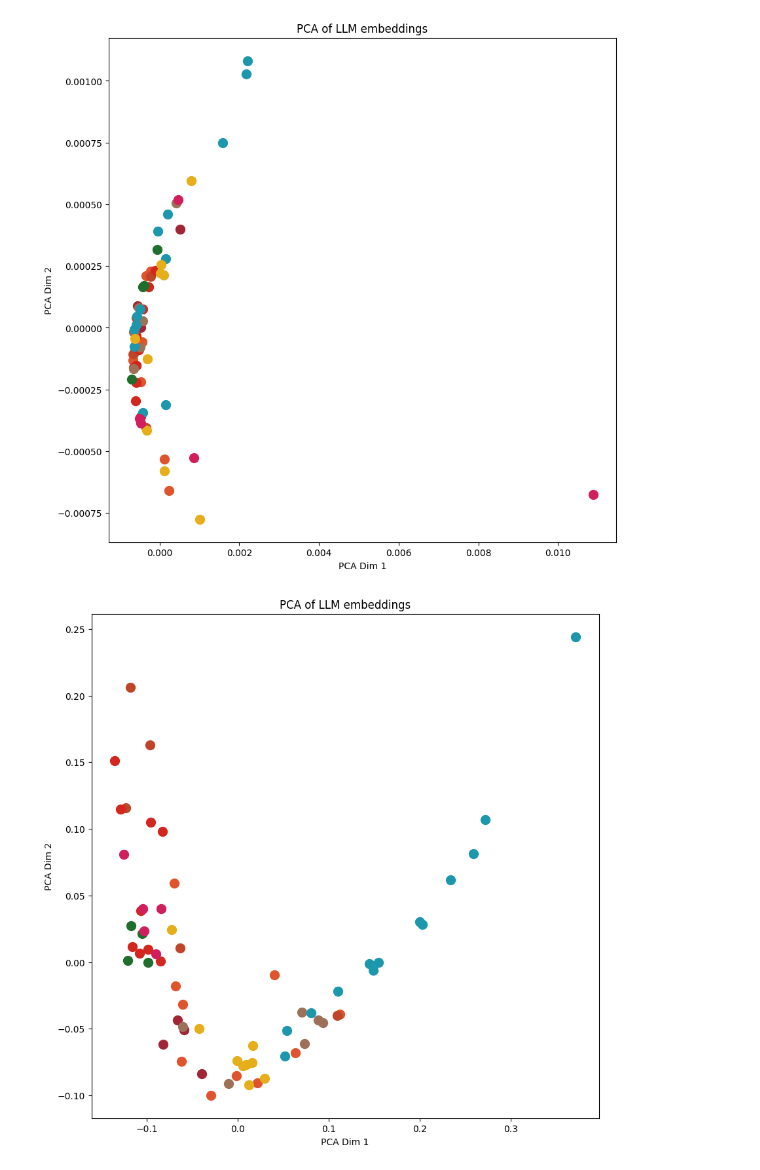
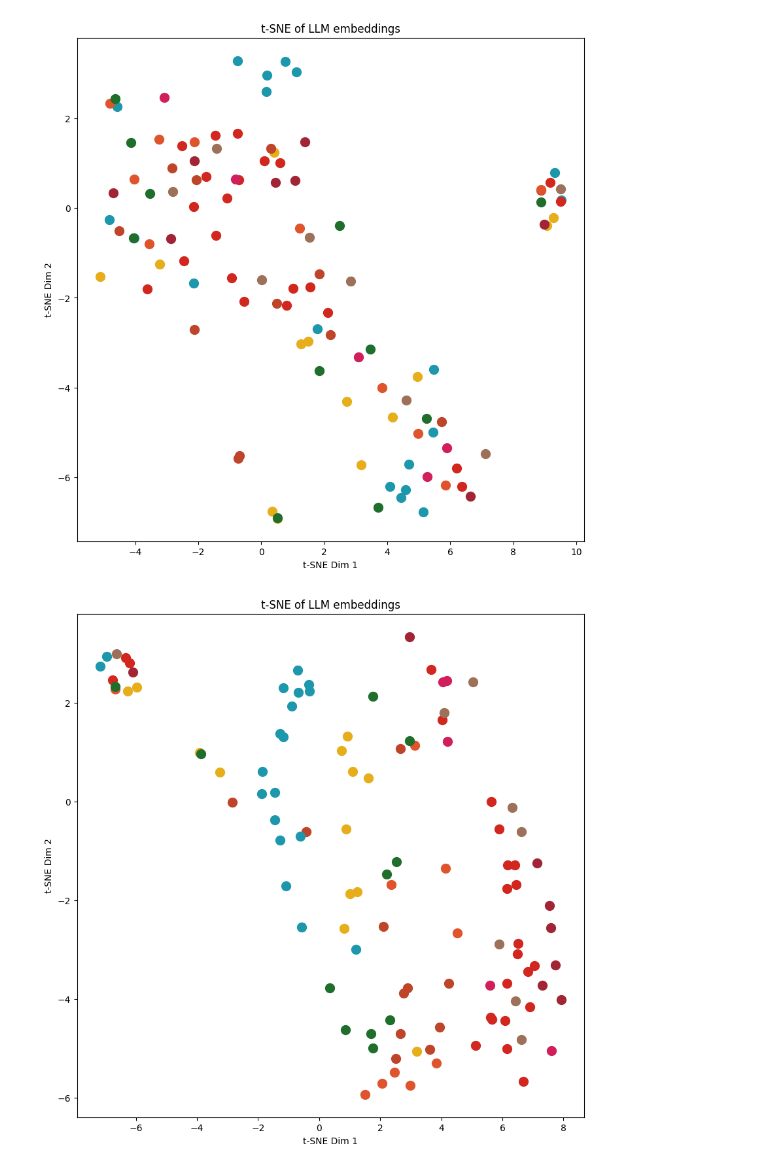
Before and after one commit to b05611038/sensory-cokge, a Jupyter notebook: Notebook_embedding_visualization.ipynb, the cells around one changed output. Cells and saved outputs as stored; diff of their text form; code cells hidden in the pictures.

Commit message:
Add visualization result notebook

```diff
--- a/Notebook_embedding_visualization.ipynb
+++ b/Notebook_embedding_visualization.ipynb
@@ -20,7 +20,7 @@ def plot_relative_embeddings(model_embeddings,
                              target_embedding,
                              colored_descriptions,
                              colors,
-                             dimension_reduction = 'pca',
+                             dimension_reduction = 'tsne',
                              tsne_seed = 42):
 
     assert dimension_reduction in ['pca', 'tsne']
@@ -187,19 +301,19 @@ if bart_embeddings['pretrained'] is not None:
 # %%
-# pretained GPT
-if gpt_embeddings['pretrained'] is not None:
-    plot_relative_embeddings(gpt_embeddings['pretrained'],
-                             'relative_decoder_embedding',
+# pretained T5 encoder
+if t5_embeddings['pretrained'] is not None:
+    plot_relative_embeddings(t5_embeddings['pretrained'],
+                             'relative_encoder_embedding',
                              colored_descriptions,
                              DescriptorColors)
 # %% [output]
-[figure, old version]
+[figure, new version]
 # %%
-# finetuned BERT
-if bert_embeddings['finetuned'] is not None:
-    plot_relative_embeddings(bert_embeddings['finetuned'],
+# finetuned T5 encoder
+if t5_embeddings['finetuned'] is not None:
+    plot_relative_embeddings(t5_embeddings['finetuned'],
                              'relative_encoder_embedding',
                              colored_descriptions,
                              DescriptorColors)
 # %% [output]
-[figure, old version]
+[figure, new version]
 # %%
```
Also changed, not shown: parts of 20 cells of this notebook, 2 other files.
